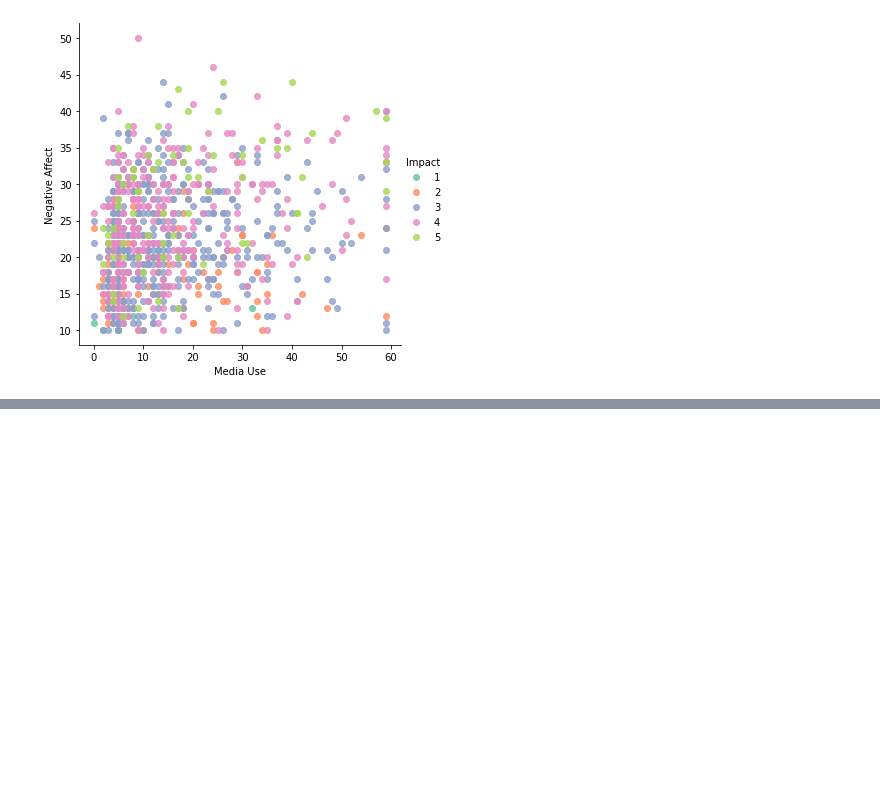
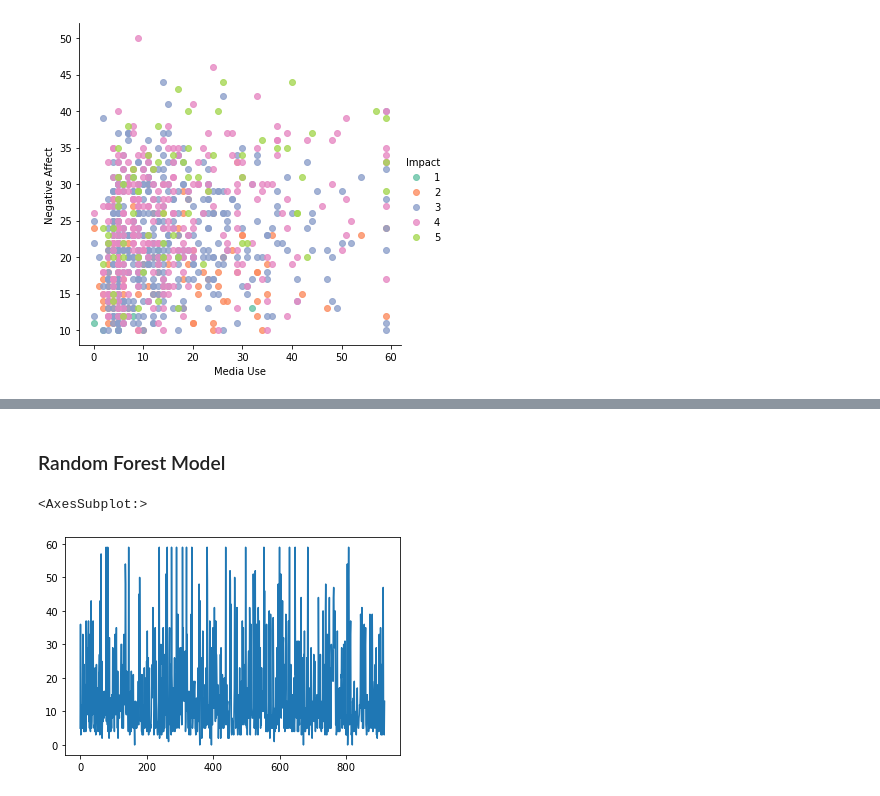
Before and after one commit to RussellChien/STA141B_Final_Project, a Jupyter notebook: STA141B_FINAL-Russell.ipynb, the cells around one changed output, grey strips where cells are left out. Cells and saved outputs as stored; diff of their text form; code cells hidden in the pictures; blank space fills up the shorter version.

```diff
--- a/STA141B_FINAL-Russell.ipynb
+++ b/STA141B_FINAL-Russell.ipynb
@@ -114,0 +132,11 @@ sns.countplot(x='Optimism', data = df, hue='Impact', ax=ax4)
+# %% [markdown]
+### Random Forest Model
+# %%
+# making train/test data
+features = df[['Negative Affect','Death Anxiety', 'Depression']] #'Anxiety', 'Stress']].copy()
+X = features
+y = df['Media Use']
+y.plot()
+# %% [output]
+<AxesSubplot:>
+[figure, added]
```
Also changed, not shown: parts of 16 cells of this notebook.
